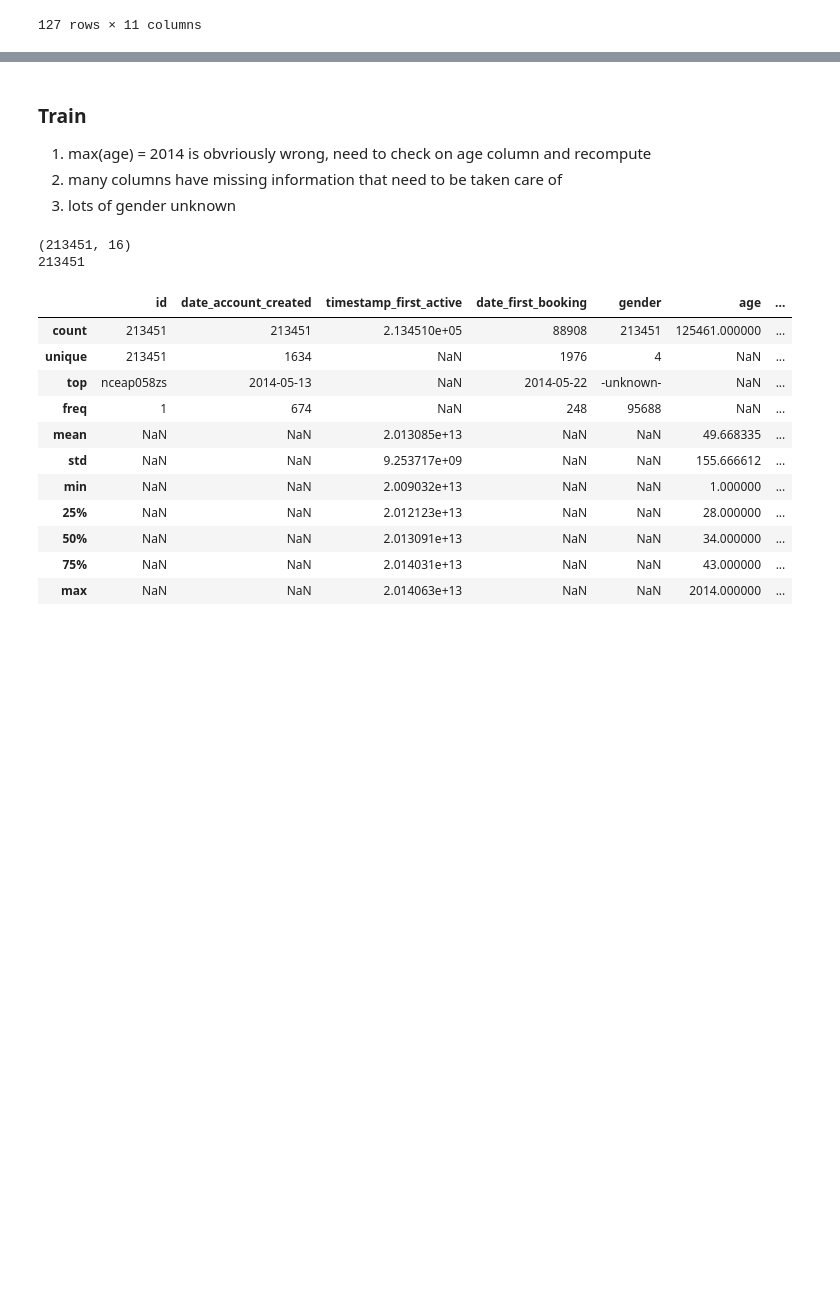
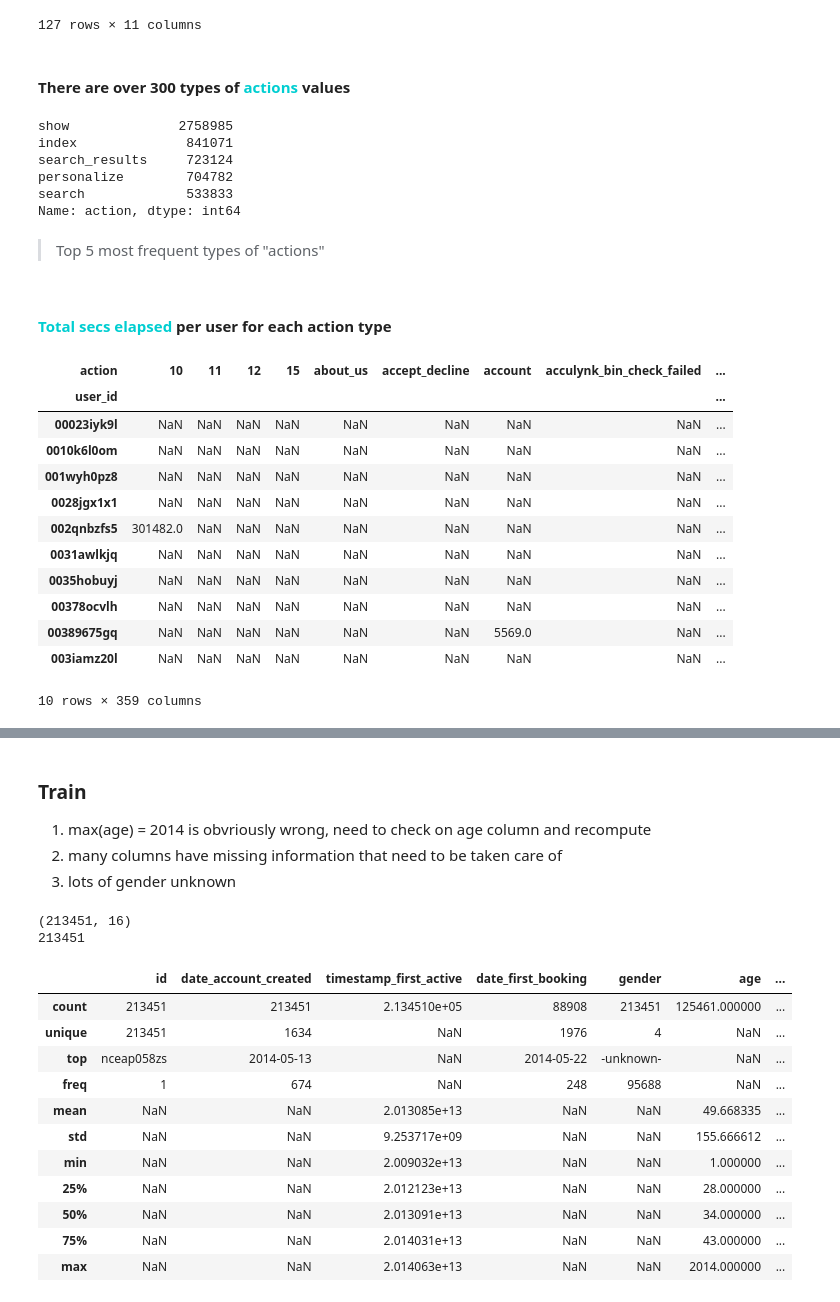
Before and after one commit to bkennedy04/msia420_airbnb_prediction, a Jupyter notebook: src/Airbnb 2.15.18.ipynb, the cells around one changed output, grey strips where cells are left out. Drawn from its saved outputs; the diff is of its cells as text; code cells hidden in the pictures; blank space fills up the shorter version.

Commit message:
Additional feature variables using around session actions

```diff
--- a/src/Airbnb 2.15.18.ipynb
+++ b/src/Airbnb 2.15.18.ipynb
@@ -159,3 +159,35 @@ session_v2.head(127)
 | 126 | d1mm9tcy42 | show | view | p3 | Windows Desktop | 76511.0 | 3427210.0 | ... |
 | 127 | yo8nz8bqcq | dashboard | view | dashboard | Mac Desktop | 2739.0 | 207842.0 | ... |
 127 rows × 11 columns
+# %% [markdown]
+#### There are over 300 types of <font color = DarkTurquoise> actions </font> values
+# %%
+session_v1['action'].value_counts().sort_values(ascending=False).head()
+# %% [output]
+show              2758985
+index              841071
+search_results     723124
+personalize        704782
+search             533833
+Name: action, dtype: int64
+# %% [markdown]
+> Top 5 most frequent types of "actions"
+# %% [markdown]
+#### <font color = DarkTurquoise>Total secs elapsed</font> per user for each action type
+# %%
+tot_actions_time = pd.pivot_table(session_v1,values = 'secs_elapsed',index = ['user_id'],columns = ['action'],aggfunc = np.sum)
+tot_actions_time.head(10)
+# %% [output]
+| action | 10 | 11 | 12 | 15 | about_us | accept_decline | account | acculynk_bin_check_failed | ... |
+| user_id |  |  |  |  |  |  |  |  | ... |
+| 00023iyk9l | NaN | NaN | NaN | NaN | NaN | NaN | NaN | NaN | ... |
+| 0010k6l0om | NaN | NaN | NaN | NaN | NaN | NaN | NaN | NaN | ... |
+| 001wyh0pz8 | NaN | NaN | NaN | NaN | NaN | NaN | NaN | NaN | ... |
+| 0028jgx1x1 | NaN | NaN | NaN | NaN | NaN | NaN | NaN | NaN | ... |
+| 002qnbzfs5 | 301482.0 | NaN | NaN | NaN | NaN | NaN | NaN | NaN | ... |
+| 0031awlkjq | NaN | NaN | NaN | NaN | NaN | NaN | NaN | NaN | ... |
+| 0035hobuyj | NaN | NaN | NaN | NaN | NaN | NaN | NaN | NaN | ... |
+| 00378ocvlh | NaN | NaN | NaN | NaN | NaN | NaN | NaN | NaN | ... |
+| 00389675gq | NaN | NaN | NaN | NaN | NaN | NaN | 5569.0 | NaN | ... |
+| 003iamz20l | NaN | NaN | NaN | NaN | NaN | NaN | NaN | NaN | ... |
+10 rows × 359 columns
```
Also changed, not shown: parts of 14 cells of this notebook, 1 other file.
